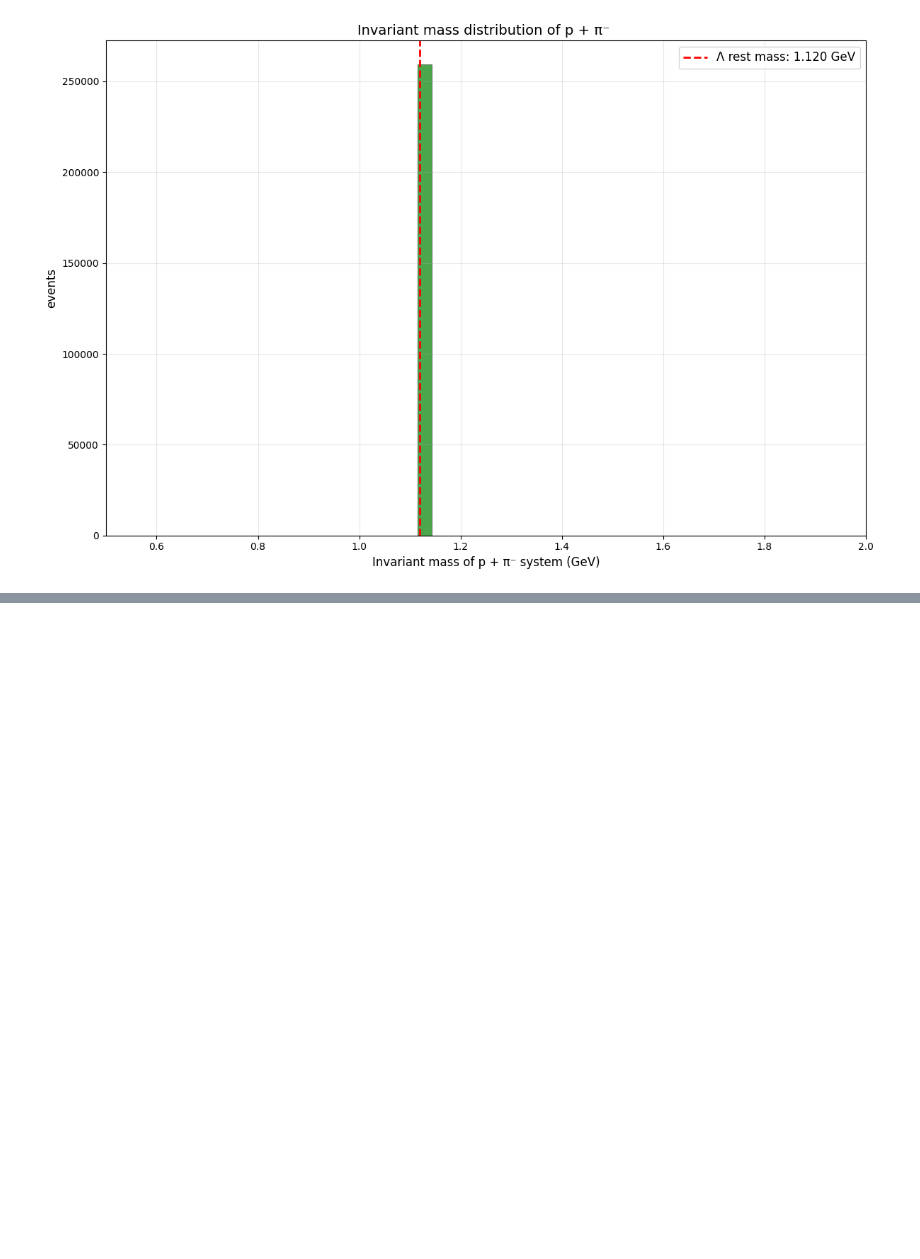
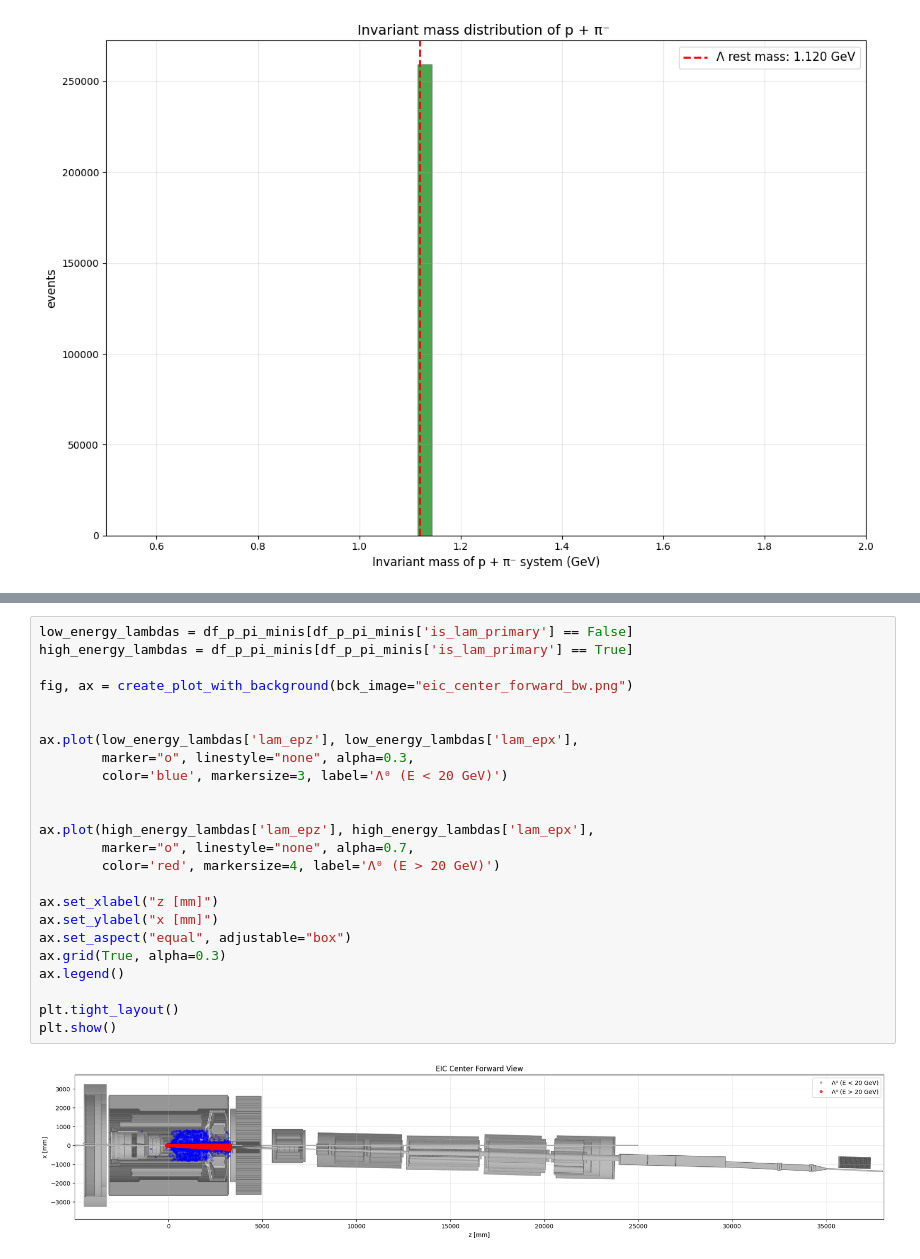
Before and after one commit to Allseeing1620/acceptance-analysis, a Jupyter notebook: аnalysis-effective-mass-lambda.ipynb, the cells around one changed output, grey strips where cells are left out. Saved outputs shown, nothing was run; the diff lists cells and outputs as text; blank space fills up the shorter version.

```diff
--- a/аnalysis-effective-mass-lambda.ipynb
+++ b/аnalysis-effective-mass-lambda.ipynb
@@ -109,0 +187,26 @@ plt.show()
+# %%
+low_energy_lambdas = df_p_pi_minis[df_p_pi_minis['is_lam_primary'] == False]
+high_energy_lambdas = df_p_pi_minis[df_p_pi_minis['is_lam_primary'] == True]
+
+fig, ax = create_plot_with_background(bck_image="eic_center_forward_bw.png")
+
+
+ax.plot(low_energy_lambdas['lam_epz'], low_energy_lambdas['lam_epx'],
+        marker="o", linestyle="none", alpha=0.3,
+        color='blue', markersize=3, label='Λ⁰ (E < 20 GeV)')
+
+
+ax.plot(high_energy_lambdas['lam_epz'], high_energy_lambdas['lam_epx'],
+        marker="o", linestyle="none", alpha=0.7,
+        color='red', markersize=4, label='Λ⁰ (E > 20 GeV)')
+
+ax.set_xlabel("z [mm]")
+ax.set_ylabel("x [mm]")
+ax.set_aspect("equal", adjustable="box")
+ax.grid(True, alpha=0.3)
+ax.legend()
+
+plt.tight_layout()
+plt.show()
+# %% [output]
+[figure, added]
```
Also changed, not shown: parts of 17 cells of this notebook.
